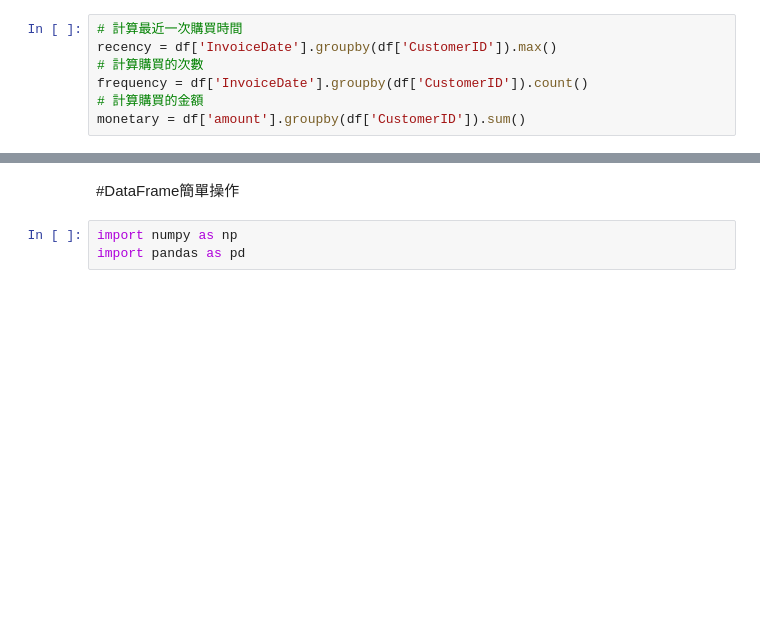
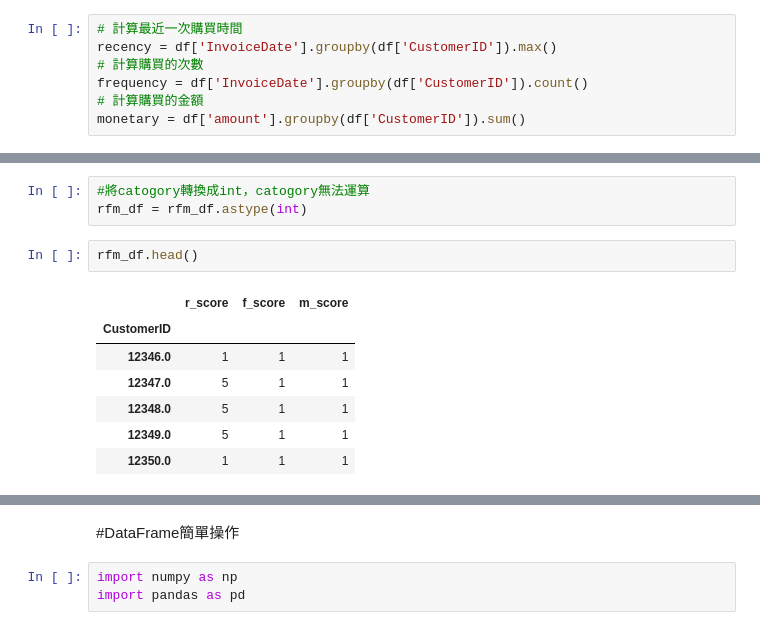
Before and after one commit to AlvisSu/20220702-python-lesson, a Jupyter notebook: 20220820.ipynb, the cells around one changed output, grey strips where cells are left out. Drawn from its saved outputs; the diff is of its cells as text; blank space fills up the shorter version.

```diff
--- a/20220820.ipynb
+++ b/20220820.ipynb
@@ -157,0 +298,13 @@ monetary = df['amount'].groupby(df['CustomerID']).sum()
+# %%
+#將catogory轉換成int，catogory無法運算
+rfm_df = rfm_df.astype(int)
+# %%
+rfm_df.head()
+# %% [output]
+|  | r_score | f_score | m_score |
+| CustomerID |  |  |  |
+| 12346.0 | 1 | 1 | 1 |
+| 12347.0 | 5 | 1 | 1 |
+| 12348.0 | 5 | 1 | 1 |
+| 12349.0 | 5 | 1 | 1 |
+| 12350.0 | 1 | 1 | 1 |
```
Also changed, not shown: parts of 21 cells of this notebook.
